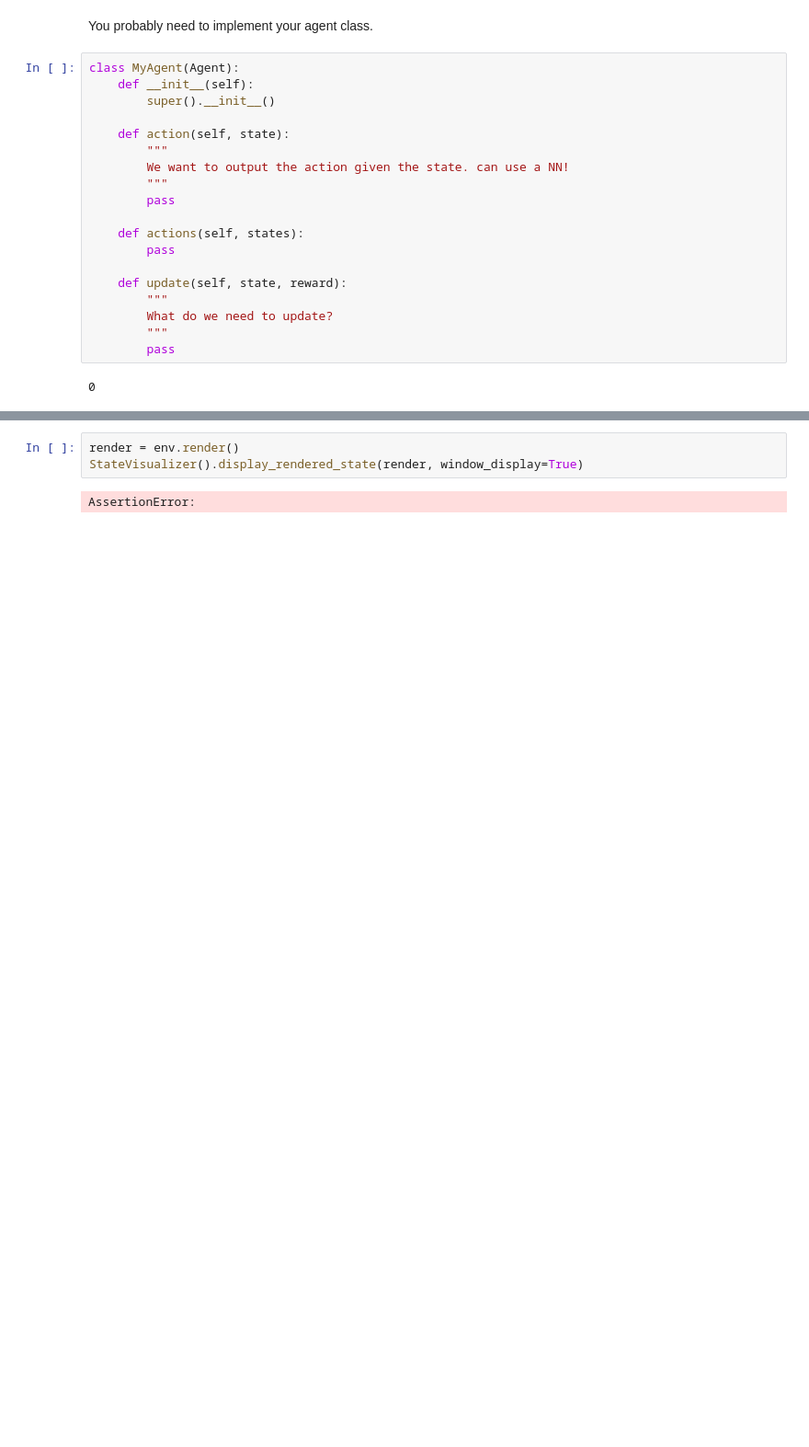
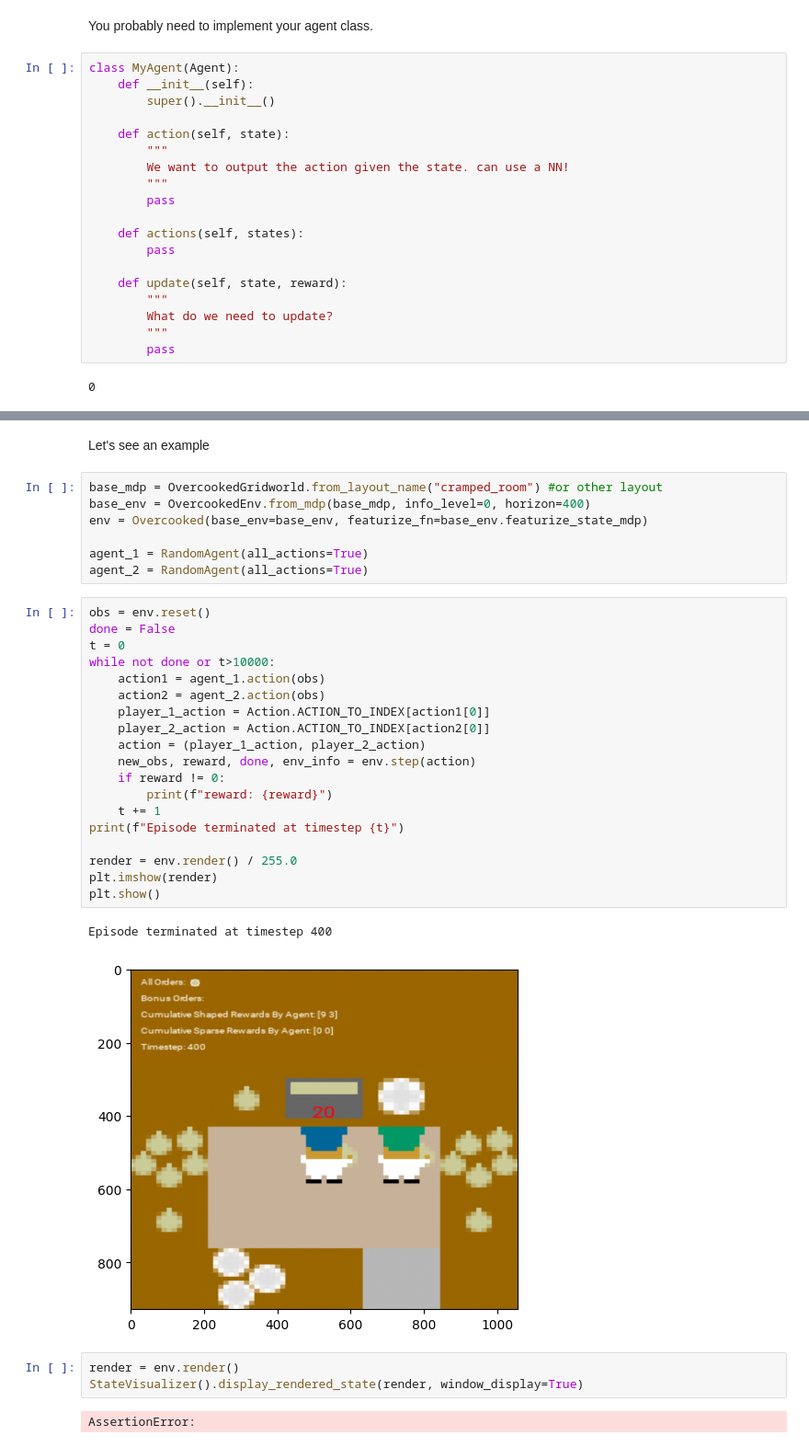
Before and after one commit to cico-rial/overcooked_ai, a Jupyter notebook: src/overcooked_ai_py/mdp/Understanding overcooked.ipynb, the cells around one changed output, grey strips where cells are left out. Shown: that part at 92% size. Cells and saved outputs as stored; diff of their text form; blank space fills up the shorter version.

Commit message:
Built a jupyter notebook to understand overcooked environment.

```diff
--- a/src/overcooked_ai_py/mdp/Understanding overcooked.ipynb
+++ b/src/overcooked_ai_py/mdp/Understanding overcooked.ipynb
@@ -132,3 +154,34 @@ class MyAgent(Agent):
+# %% [markdown]
+Let's see an example
+# %%
+base_mdp = OvercookedGridworld.from_layout_name("cramped_room") #or other layout
+base_env = OvercookedEnv.from_mdp(base_mdp, info_level=0, horizon=400)
+env = Overcooked(base_env=base_env, featurize_fn=base_env.featurize_state_mdp)
+
+agent_1 = RandomAgent(all_actions=True)
+agent_2 = RandomAgent(all_actions=True)
+# %%
+obs = env.reset()
+done = False
+t = 0
+while not done or t>10000:
+    action1 = agent_1.action(obs)
+    action2 = agent_2.action(obs)
+    player_1_action = Action.ACTION_TO_INDEX[action1[0]]
+    player_2_action = Action.ACTION_TO_INDEX[action2[0]]
+    action = (player_1_action, player_2_action)
+    new_obs, reward, done, env_info = env.step(action)
+    if reward != 0:
+        print(f"reward: {reward}")
+    t += 1
+print(f"Episode terminated at timestep {t}")
+
+render = env.render() / 255.0
+plt.imshow(render)
+plt.show()
+# %% [output]
+Episode terminated at timestep 400
+[figure, added]
 # %%
 render = env.render()
 StateVisualizer().display_rendered_state(render, window_display=True)
```
Also changed, not shown: parts of 14 cells of this notebook.
